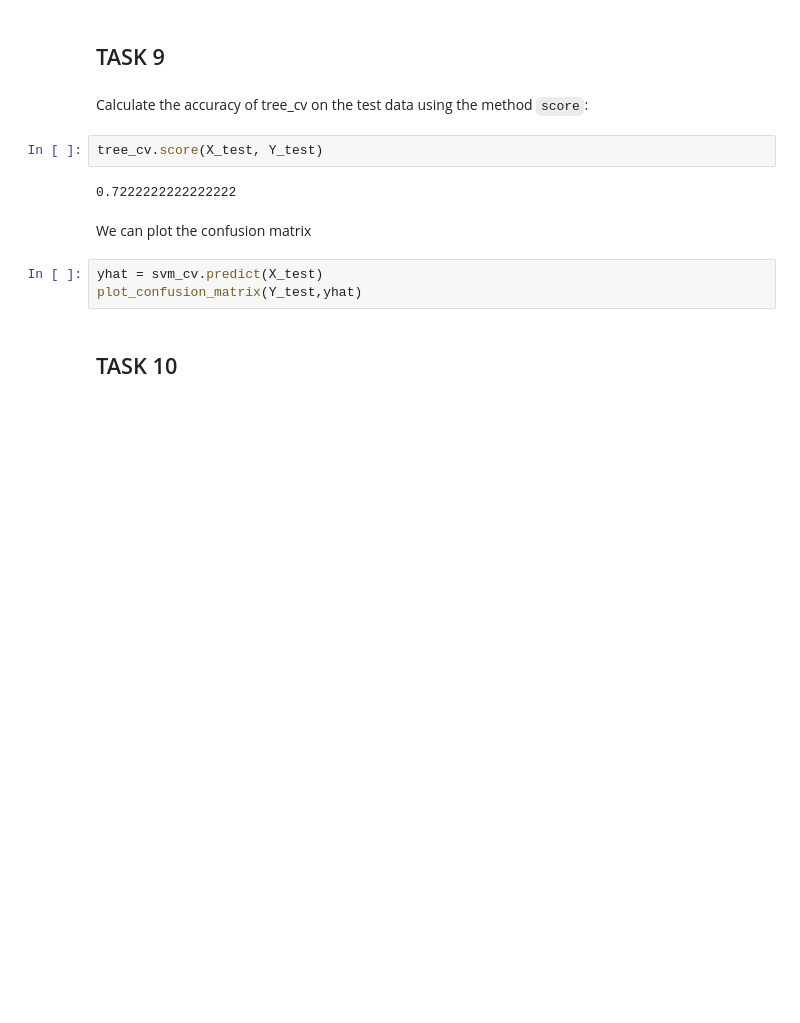
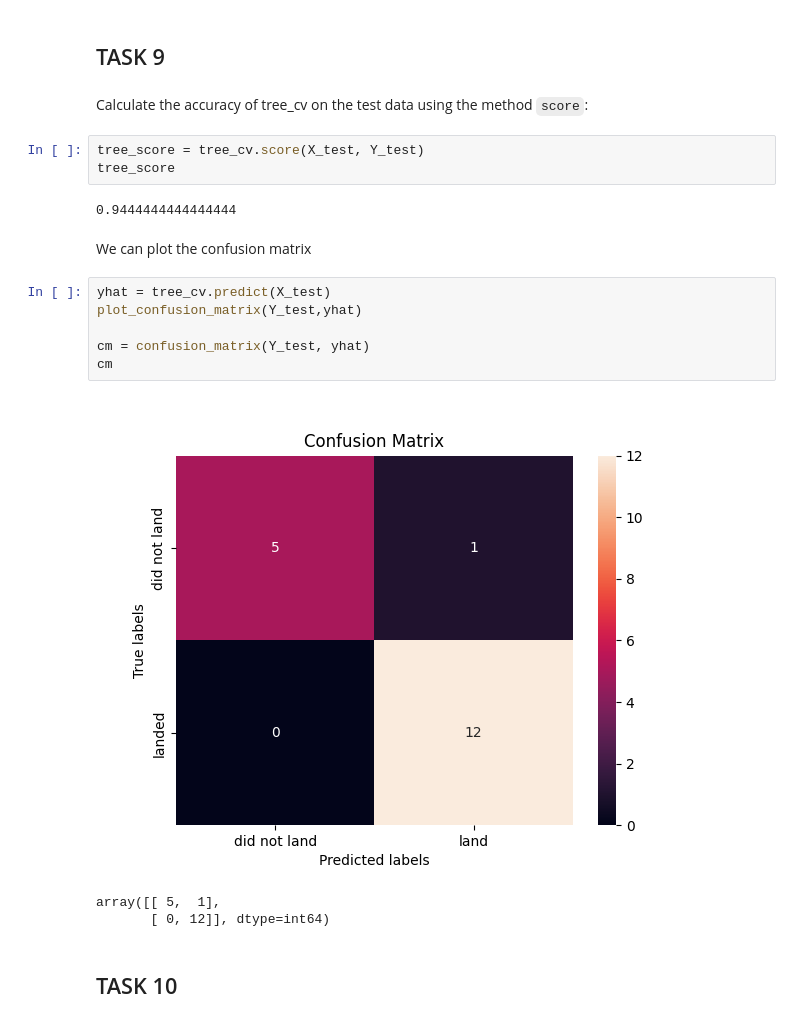
Before and after one commit to kimhos/testrepo, a Jupyter notebook: module_4_SpaceX_Machine_Learning_Prediction_Part_5.jupyterlite.ipynb, the cells around one changed output. Saved outputs shown, nothing was run; the diff lists cells and outputs as text; blank space fills up the shorter version.

```diff
--- a/module_4_SpaceX_Machine_Learning_Prediction_Part_5.jupyterlite.ipynb
+++ b/module_4_SpaceX_Machine_Learning_Prediction_Part_5.jupyterlite.ipynb
@@ -289,14 +307,22 @@ accuracy : 0.875
 # %% [markdown]
 Calculate the accuracy of tree_cv on the test data using the method <code>score</code>:
 # %%
-tree_cv.score(X_test, Y_test)
+tree_score = tree_cv.score(X_test, Y_test)
+tree_score
 # %% [output]
-0.7222222222222222
+0.9444444444444444
 # %% [markdown]
 We can plot the confusion matrix
 # %%
-yhat = svm_cv.predict(X_test)
+yhat = tree_cv.predict(X_test)
 plot_confusion_matrix(Y_test,yhat)
+
+cm = confusion_matrix(Y_test, yhat)
+cm
+# %% [output]
+[figure, added]
+array([[ 5,  1],
+       [ 0, 12]], dtype=int64)
 # %% [markdown]
 ## TASK  10
 # %% [markdown]
```
Also changed, not shown: parts of 11 cells of this notebook.
